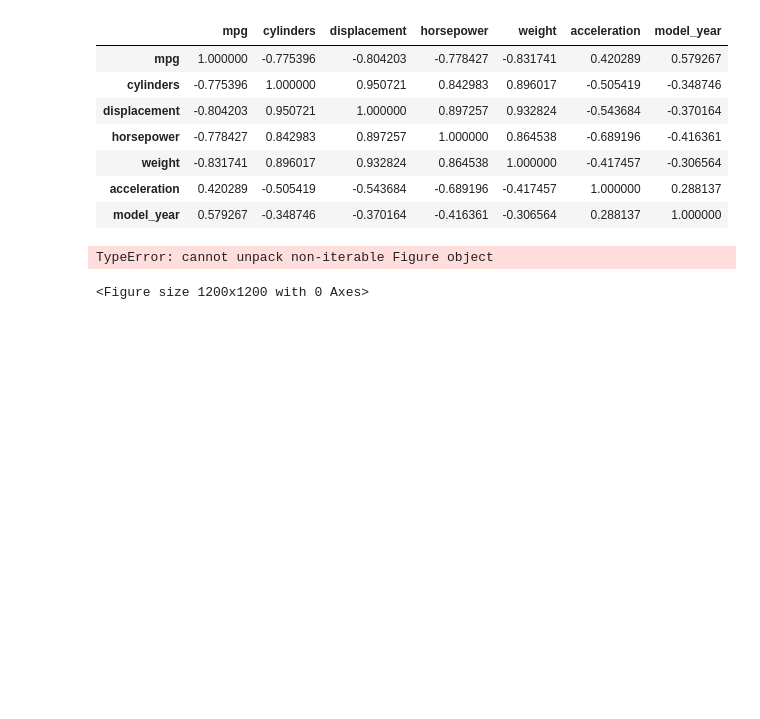
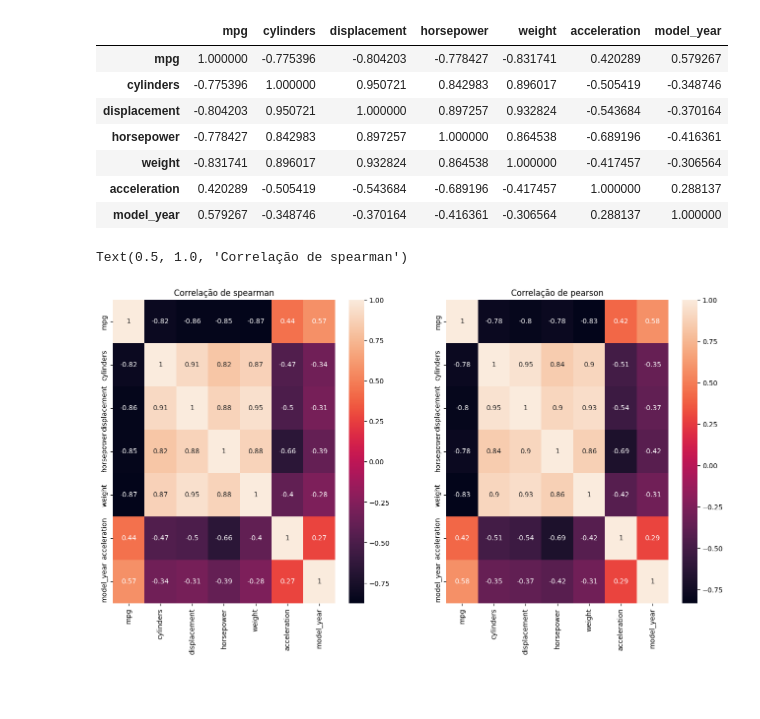
Before and after one commit to RSAmanda/Ada_iFood_Mod05_Estatistica_1, a Jupyter notebook: Aulas.ipynb, the cells around one changed output. Cells and saved outputs as stored; diff of their text form; code cells hidden in the pictures; blank space fills up the shorter version.

```diff
--- a/aula_1.ipynb
+++ b/Aulas.ipynb
@@ -596,11 +596,14 @@ mpg_numerico.corr(method = 'pearson')
 | acceleration | 0.420289 | -0.505419 | -0.543684 | -0.689196 | -0.417457 | 1.000000 | 0.288137 |
 | model_year | 0.579267 | -0.348746 | -0.370164 | -0.416361 | -0.306564 | 0.288137 | 1.000000 |
 # %%
-fig, ax = plt.figure(figsize = (12,12))
-sns.heartmap(mpg_numerico.corr(method = 'pearson'))
+fig, ax = plt.subplots(1,2, figsize = ( 16,8))
+sns.heatmap(mpg_numerico.corr(method = "spearman"), ax = ax[0], annot = True)
+sns.heatmap(mpg_numerico.corr(method = "pearson"), ax = ax[1], annot = True)
+ax[1].set_title("Correlação de pearson")
+ax[0].set_title("Correlação de spearman")
 # %% [output]
-TypeError: cannot unpack non-iterable Figure object
+Text(0.5, 1.0, 'Correlação de spearman')
-<Figure size 1200x1200 with 0 Axes>
+[figure, added]
 # %% [markdown]
 ##
 # %% [markdown]
```
Also changed, not shown: parts of 2 cells of this notebook, 1 other file.
